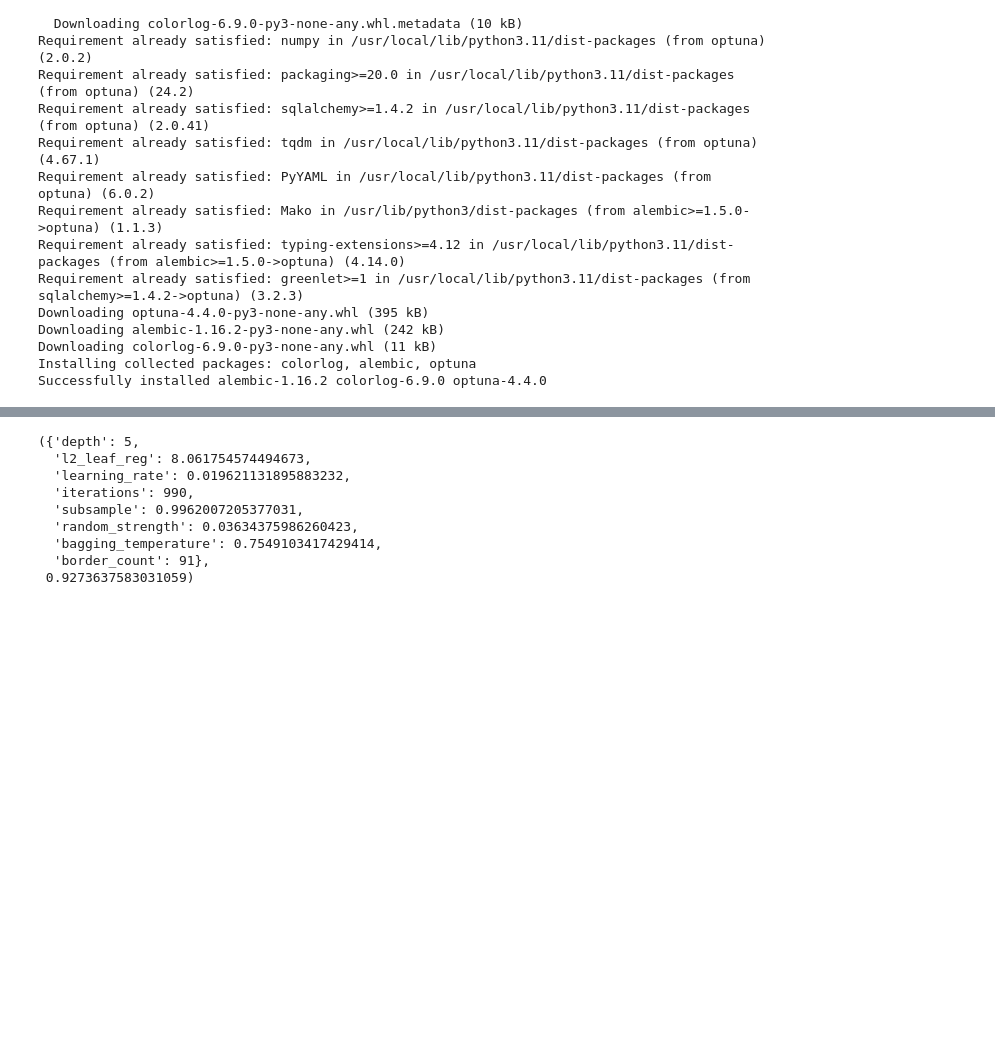
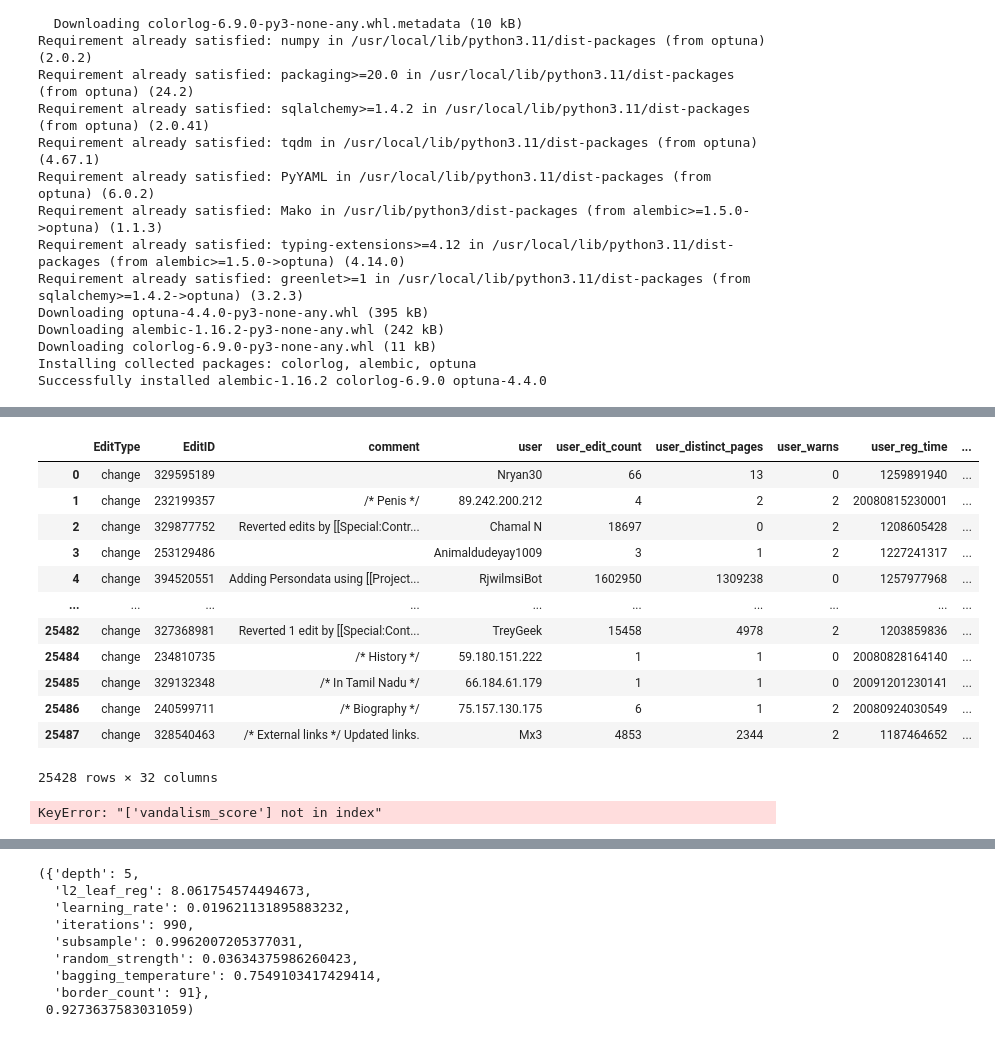
Before and after one commit to Daniel-Milanes/WikiShield, a Jupyter notebook: models/Paul-Catboost.ipynb, the cells around one changed output, grey strips where cells are left out. Drawn from its saved outputs; the diff is of its cells as text; code cells hidden in the pictures; blank space fills up the shorter version.

```diff
--- a/models/Paul-Catboost.ipynb
+++ b/models/Paul-Catboost.ipynb
@@ -79,3 +94,49 @@ preprocessor(df)
+# %%
+features = [
+    "user_edit_count",
+    "user_distinct_pages",
+    "user_warns",
+    "num_recent_edits",
+    "num_recent_reversions",
+    "num_edits_5d_before",
+    "account_age",
+    "word_count_added",
+    "word_count_deleted",
+    "vandalism_score",
+    "comment_empty",
+    "is_IP",
+    "current_minor",
+    "is_person"
+]
+
+scorer = VandalismScorer(n_splits=4, random_state=42)
+scorer.fit(df, df['isvandalism'])
+df_transformed = scorer.transform(df)
+df_transformed
+# %% [output]
+|  | EditType | EditID | comment | user | user_edit_count | user_distinct_pages | user_warns | user_reg_time | ... |
+| 0 | change | 329595189 |  | Nryan30 | 66 | 13 | 0 | 1259891940 | ... |
+| 1 | change | 232199357 | /* Penis */ | 89.242.200.212 | 4 | 2 | 2 | 20080815230001 | ... |
+| 2 | change | 329877752 | Reverted edits by [[Special:Contr... | Chamal N | 18697 | 0 | 2 | 1208605428 | ... |
+| 3 | change | 253129486 |  | Animaldudeyay1009 | 3 | 1 | 2 | 1227241317 | ... |
+| 4 | change | 394520551 | Adding Persondata using [[Project... | RjwilmsiBot | 1602950 | 1309238 | 0 | 1257977968 | ... |
+| ... | ... | ... | ... | ... | ... | ... | ... | ... | ... |
+| 25482 | change | 327368981 | Reverted 1 edit by [[Special:Cont... | TreyGeek | 15458 | 4978 | 2 | 1203859836 | ... |
+| 25484 | change | 234810735 | /* History */ | 59.180.151.222 | 1 | 1 | 0 | 20080828164140 | ... |
+| 25485 | change | 329132348 | /* In Tamil Nadu */ | 66.184.61.179 | 1 | 1 | 0 | 20091201230141 | ... |
+| 25486 | change | 240599711 | /* Biography */ | 75.157.130.175 | 6 | 1 | 2 | 20080924030549 | ... |
+| 25487 | change | 328540463 | /* External links */ Updated links. | Mx3 | 4853 | 2344 | 2 | 1187464652 | ... |
+25428 rows × 32 columns
+# %%
+baseline_model = Pipeline([('scorer', VandalismScorer(n_splits = 5)), ('scaler', StandardScaler()), ('catboost',  CatBoostClassifier(random_state=42,verbose=0))])
+baseline_model.fit(df[features], df['isvandalism'])
+
+baseline_score = cross_val_score(
+        baseline_model, df[features], df.isvandalism, cv=5, scoring="accuracy"
+    ).mean()
+print(f"Baseline {accuracy} score: {baseline_score:.4f}")
+# %% [output]
+KeyError: "['vandalism_score'] not in index"
 # %%
 def train(
     predictor: pd.DataFrame,
```
Also changed, not shown: parts of 4 cells of this notebook.
